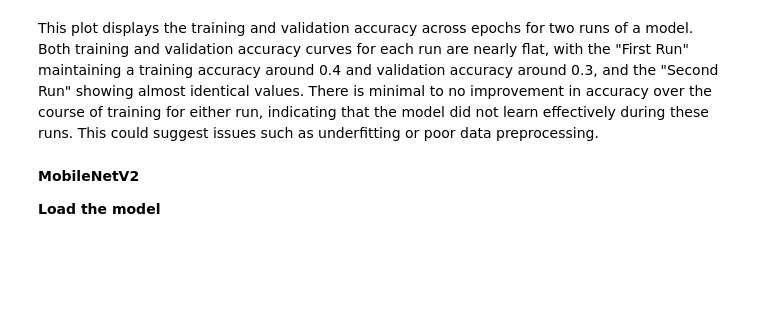
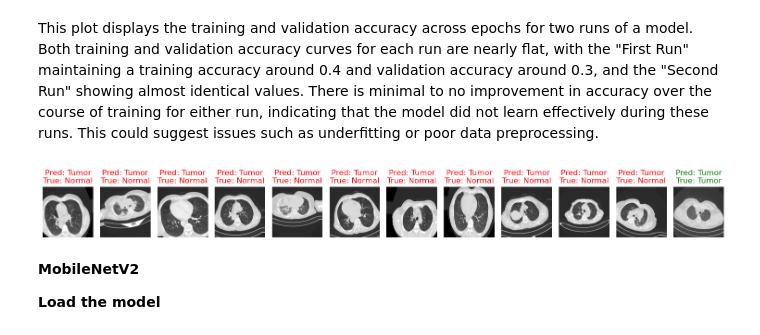
Before and after one commit to kmarita/Deep-Learning-on-Biomedical-Data-Project, a Jupyter notebook: DLreport.ipynb, the cells around one changed output. Saved outputs shown, nothing was run; the diff lists cells and outputs as text; code cells hidden in the pictures; blank space fills up the shorter version.

```diff
--- a/DLreport.ipynb
+++ b/DLreport.ipynb
@@ -656,6 +683,10 @@ plot_accuracy_comparison(
 [figure]
 # %% [markdown]
 This plot displays the training and validation accuracy across epochs for two runs of a model. Both training and validation accuracy curves for each run are nearly flat, with the "First Run" maintaining a training accuracy around 0.4 and validation accuracy around 0.3, and the "Second Run" showing almost identical values. There is minimal to no improvement in accuracy over the course of training for either run, indicating that the model did not learn effectively during these runs. This could suggest issues such as underfitting or  poor data preprocessing.
+# %%
+predict_and_display(model_eff, validation_generator, num_images=12)
+# %% [output]
+[figure, added]
 # %% [markdown]
 **MobileNetV2**
 
```
Also changed, not shown: parts of 7 cells of this notebook.
